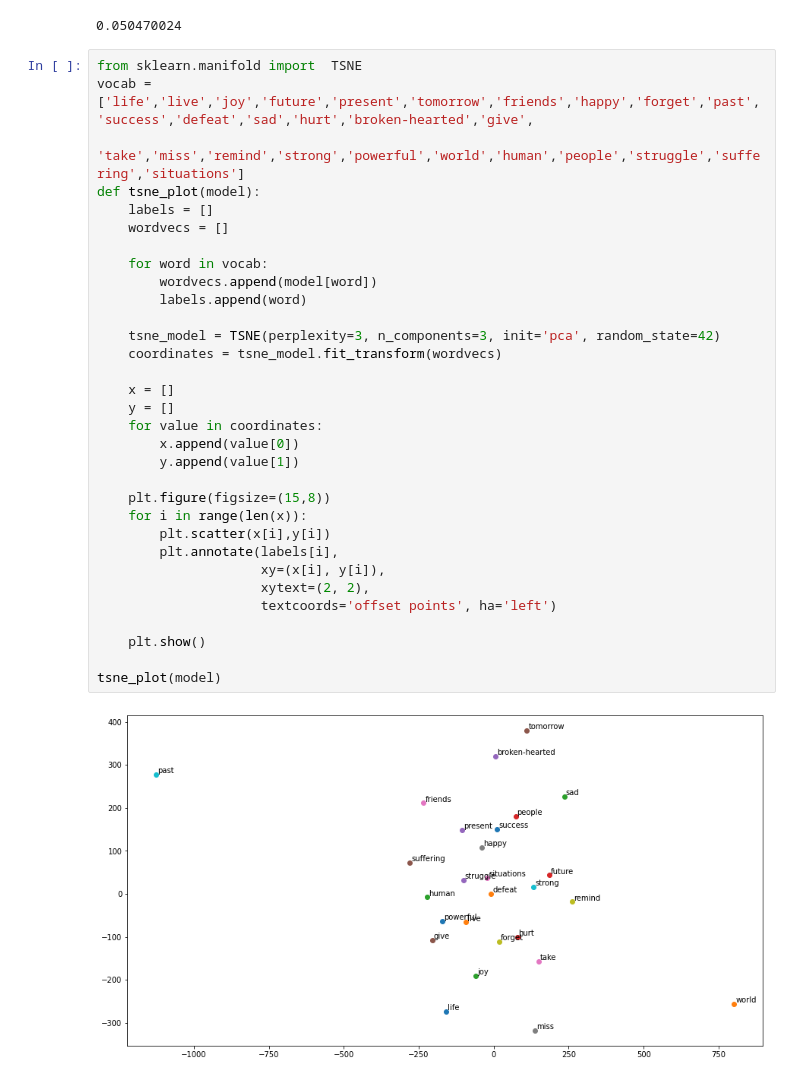
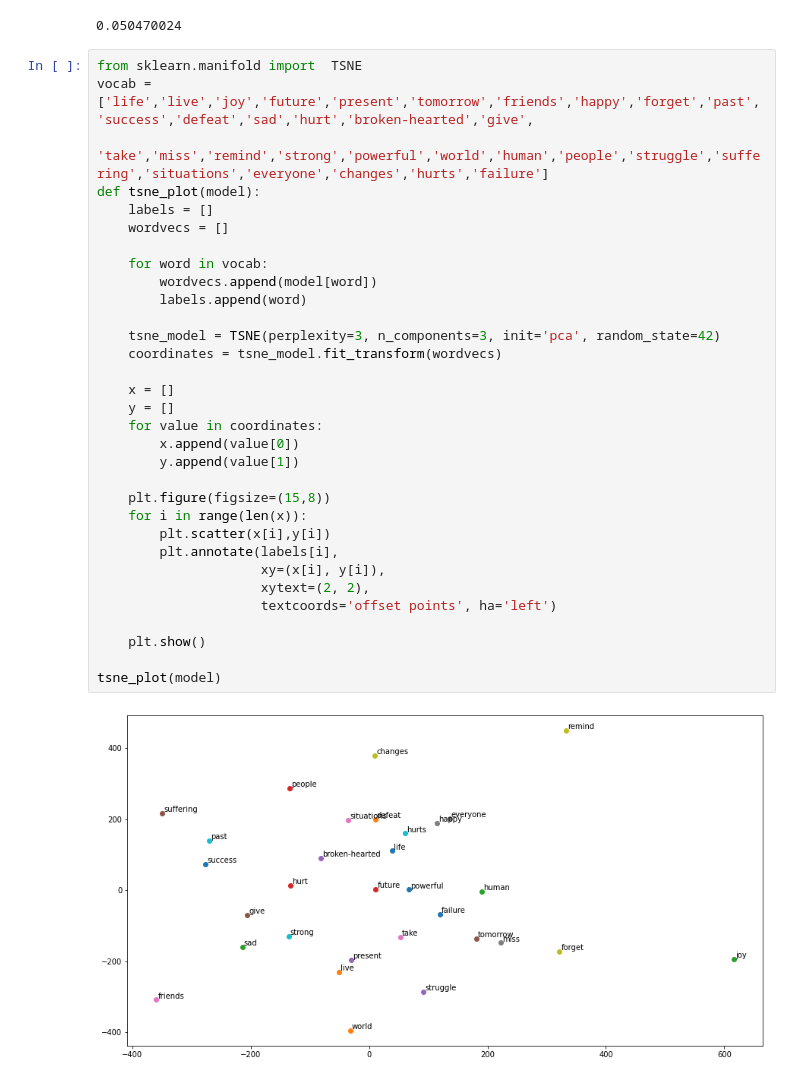
Before and after one commit to namanjain0531/FlipRobotech, a Jupyter notebook: Assignment_7.ipynb, the cells around one changed output. Saved outputs shown, nothing was run; the diff lists cells and outputs as text.

```diff
--- a/Assignment_7.ipynb
+++ b/Assignment_7.ipynb
@@ -279,34 +279,34 @@ model.wv.similarity(w1='listening',w2='songs')
 # %%
 from sklearn.manifold import  TSNE
 vocab = ['life','live','joy','future','present','tomorrow','friends','happy','forget','past','success','defeat','sad','hurt','broken-hearted','give',
-         'take','miss','remind','strong','powerful','world','human','people','struggle','suffering','situations']
+         'take','miss','remind','strong','powerful','world','human','people','struggle','suffering','situations','everyone','changes','hurts','failure']
 def tsne_plot(model):
     labels = []
     wordvecs = []
 
     for word in vocab:
         wordvecs.append(model[word])
         labels.append(word)
 
     tsne_model = TSNE(perplexity=3, n_components=3, init='pca', random_state=42)
     coordinates = tsne_model.fit_transform(wordvecs)
 
     x = []
     y = []
     for value in coordinates:
         x.append(value[0])
         y.append(value[1])
 
     plt.figure(figsize=(15,8))
     for i in range(len(x)):
         plt.scatter(x[i],y[i])
         plt.annotate(labels[i],
                      xy=(x[i], y[i]),
                      xytext=(2, 2),
                      textcoords='offset points', ha='left')
 
     plt.show()
 
 tsne_plot(model)
 # %% [output]
-[figure, old version]
+[figure, new version]
```
